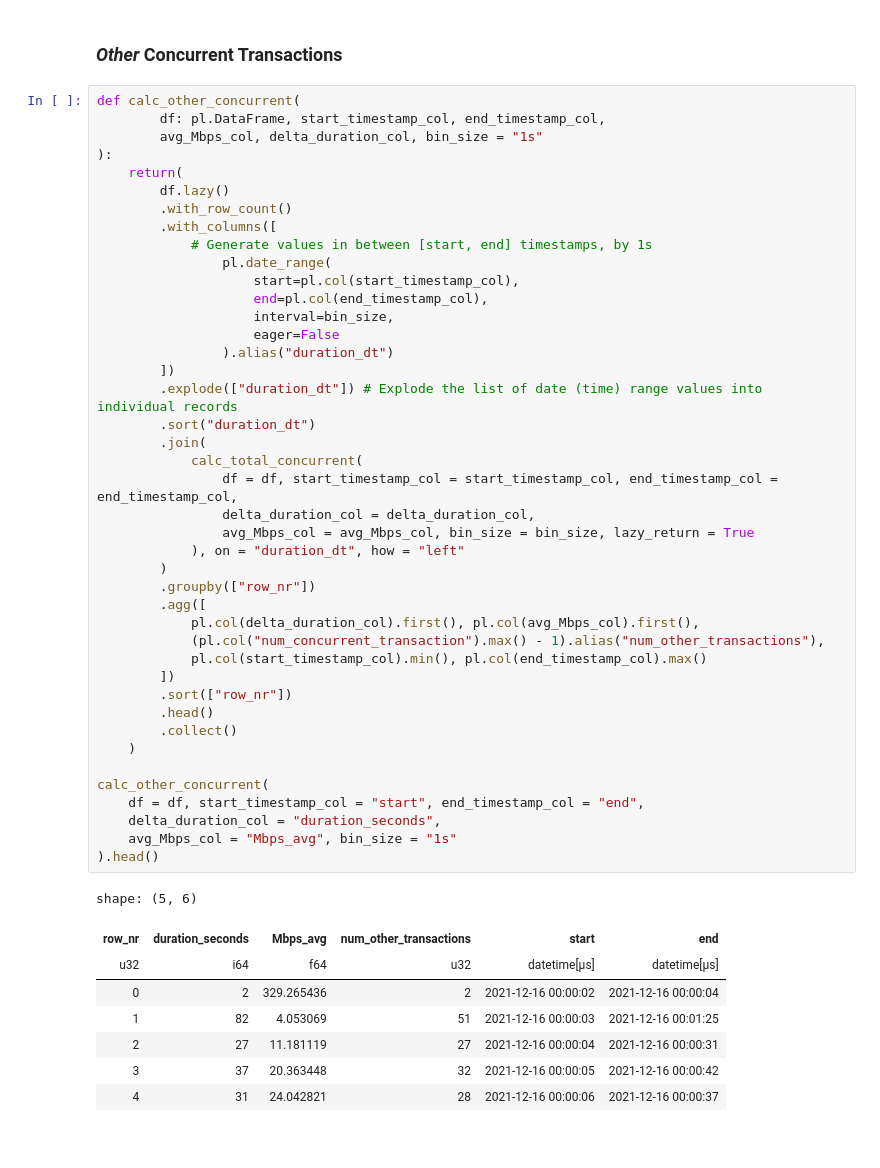
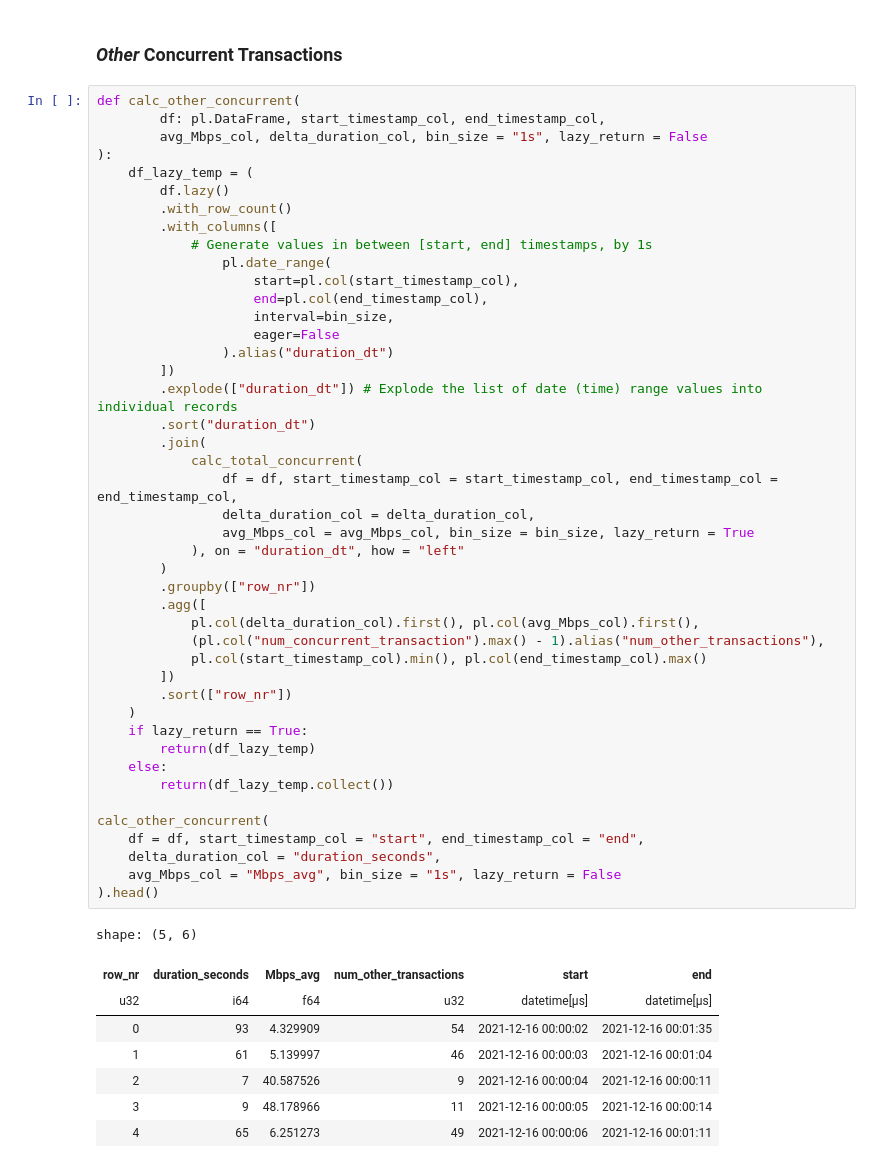
Before and after one commit to NikeNut/play-ground, a Jupyter notebook: OverLapping_TimeIntervals.ipynb, the cells around one changed output. Drawn from its saved outputs; the diff is of its cells as text.

```diff
--- a/OverLapping_TimeIntervals.ipynb
+++ b/OverLapping_TimeIntervals.ipynb
@@ -210,9 +210,9 @@ shape: (5, 10)
 # %%
 def calc_other_concurrent(
         df: pl.DataFrame, start_timestamp_col, end_timestamp_col,
-        avg_Mbps_col, delta_duration_col, bin_size = "1s"
+        avg_Mbps_col, delta_duration_col, bin_size = "1s", lazy_return = False
 ):
-    return(
+    df_lazy_temp = (
         df.lazy()
         .with_row_count()
         .with_columns([
@@ -223,38 +223,40 @@ def calc_other_concurrent(
                     interval=bin_size,
                     eager=False
                 ).alias("duration_dt")
         ])
         .explode(["duration_dt"]) # Explode the list of date (time) range values into individual records
         .sort("duration_dt")
         .join(
             calc_total_concurrent(
                 df = df, start_timestamp_col = start_timestamp_col, end_timestamp_col = end_timestamp_col,
                 delta_duration_col = delta_duration_col,
                 avg_Mbps_col = avg_Mbps_col, bin_size = bin_size, lazy_return = True
             ), on = "duration_dt", how = "left"
         )
         .groupby(["row_nr"])
         .agg([
             pl.col(delta_duration_col).first(), pl.col(avg_Mbps_col).first(),
             (pl.col("num_concurrent_transaction").max() - 1).alias("num_other_transactions"),
             pl.col(start_timestamp_col).min(), pl.col(end_timestamp_col).max()
         ])
         .sort(["row_nr"])
-        .head()
-        .collect()
     )
+    if lazy_return == True:
+        return(df_lazy_temp)
+    else:
+        return(df_lazy_temp.collect())
 
 calc_other_concurrent(
     df = df, start_timestamp_col = "start", end_timestamp_col = "end",
     delta_duration_col = "duration_seconds",
-    avg_Mbps_col = "Mbps_avg", bin_size = "1s"
+    avg_Mbps_col = "Mbps_avg", bin_size = "1s", lazy_return = False
 ).head()
 # %% [output]
 shape: (5, 6)
 | row_nr | duration_seconds | Mbps_avg | num_other_transactions | start | end |
 | u32 | i64 | f64 | u32 | datetime[μs] | datetime[μs] |
-| 0 | 2 | 329.265436 | 2 | 2021-12-16 00:00:02 | 2021-12-16 00:00:04 |
-| 1 | 82 | 4.053069 | 51 | 2021-12-16 00:00:03 | 2021-12-16 00:01:25 |
-| 2 | 27 | 11.181119 | 27 | 2021-12-16 00:00:04 | 2021-12-16 00:00:31 |
-| 3 | 37 | 20.363448 | 32 | 2021-12-16 00:00:05 | 2021-12-16 00:00:42 |
-| 4 | 31 | 24.042821 | 28 | 2021-12-16 00:00:06 | 2021-12-16 00:00:37 |
+| 0 | 93 | 4.329909 | 54 | 2021-12-16 00:00:02 | 2021-12-16 00:01:35 |
+| 1 | 61 | 5.139997 | 46 | 2021-12-16 00:00:03 | 2021-12-16 00:01:04 |
+| 2 | 7 | 40.587526 | 9 | 2021-12-16 00:00:04 | 2021-12-16 00:00:11 |
+| 3 | 9 | 48.178966 | 11 | 2021-12-16 00:00:05 | 2021-12-16 00:00:14 |
+| 4 | 65 | 6.251273 | 49 | 2021-12-16 00:00:06 | 2021-12-16 00:01:11 |
```
Also changed, not shown: parts of 9 cells of this notebook.
